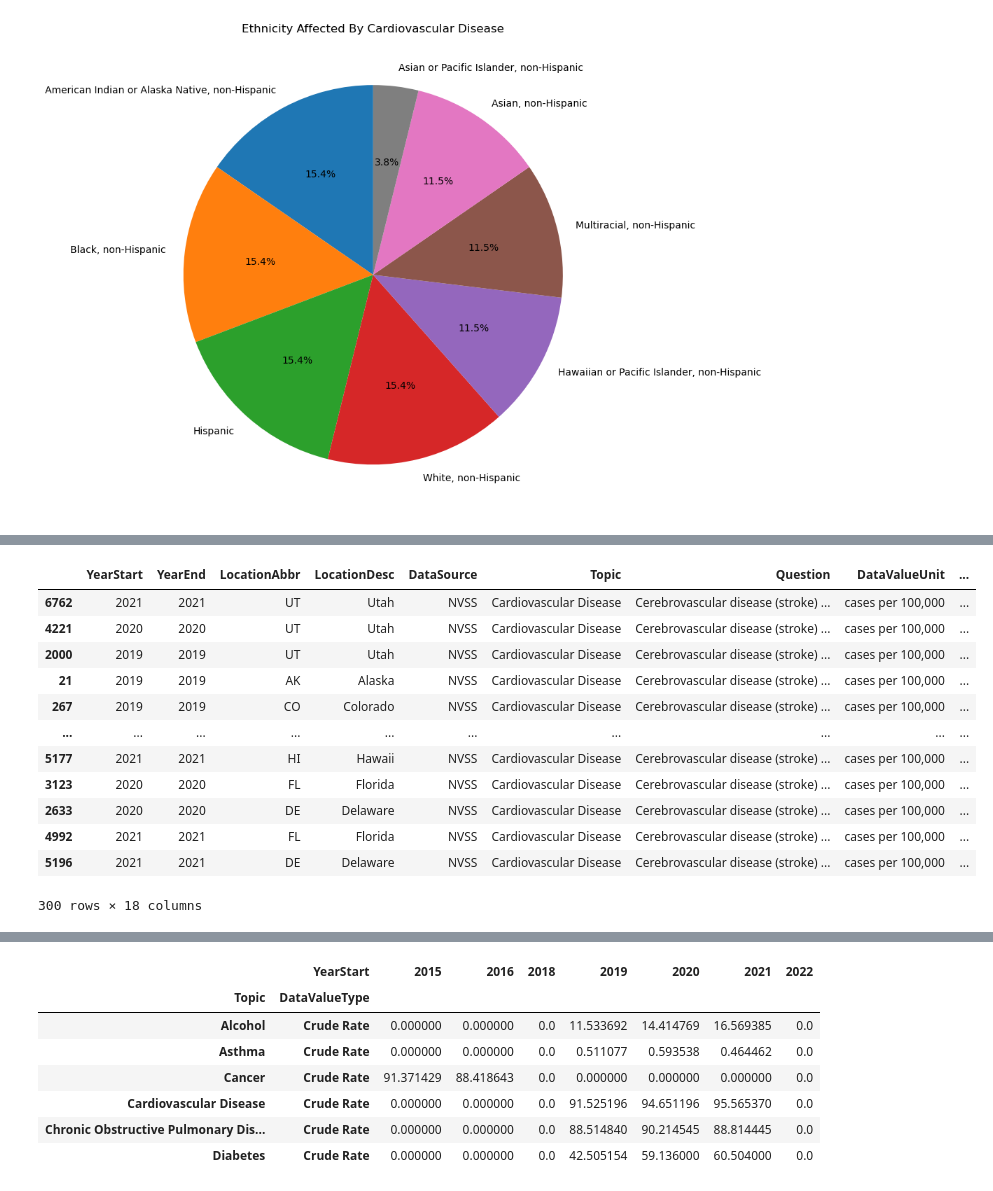
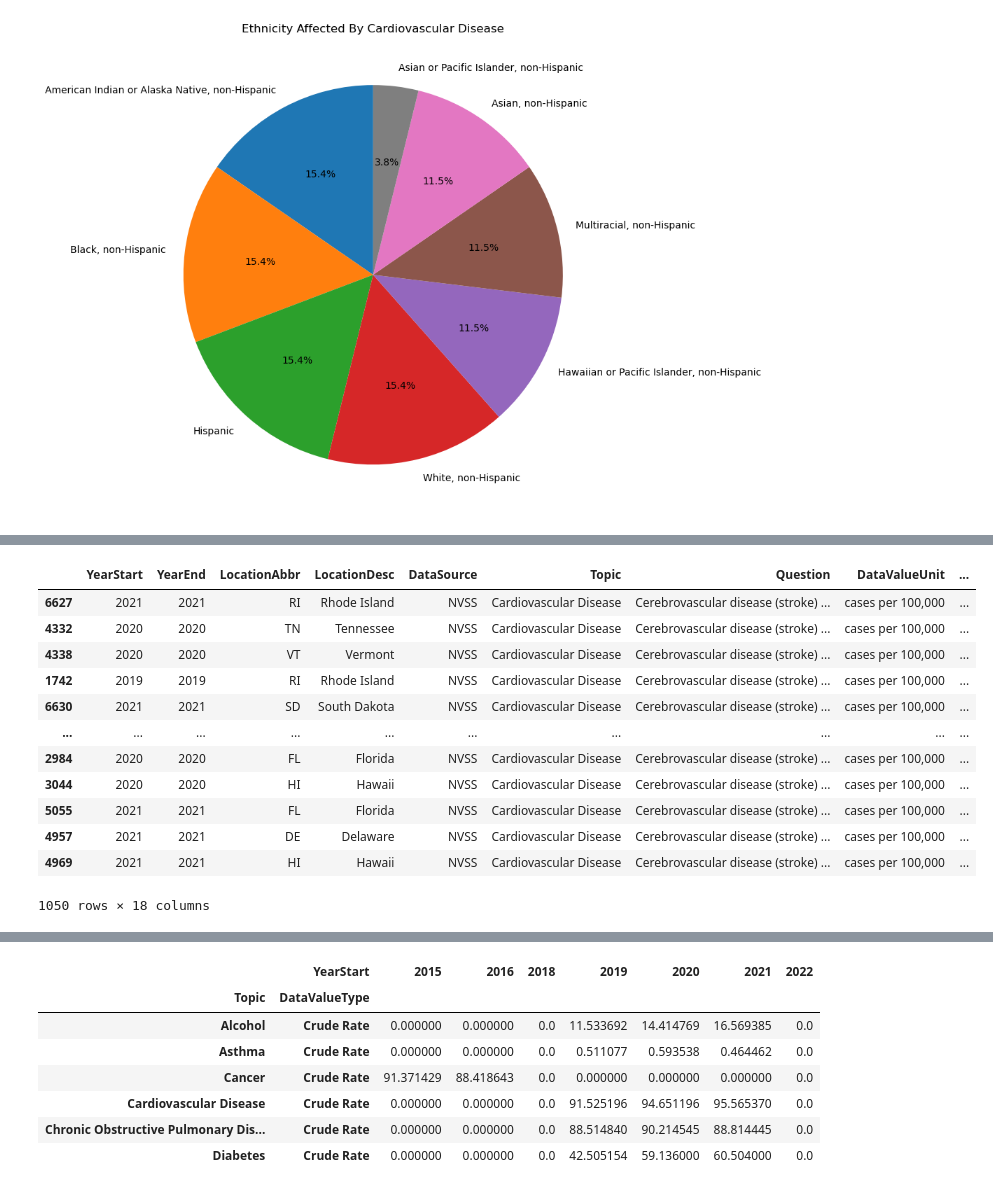
Before and after one commit to ajones1010/Project-1-, a Jupyter notebook: project_1trejo.ipynb, the cells around one changed output, grey strips where cells are left out. Drawn from its saved outputs; the diff is of its cells as text; code cells hidden in the pictures.

```diff
--- a/project_1trejo.ipynb
+++ b/project_1trejo.ipynb
@@ -608,20 +591,20 @@ plt.show()
 # %%
-stroke_mortality=us_chronic_gender[us_chronic_gender['Question']=='Cerebrovascular disease (stroke) mortality among all people, underlying cause']
+stroke_mortality=us_chronic_ethnicity[us_chronic_ethnicity['Question']=='Cerebrovascular disease (stroke) mortality among all people, underlying cause']
 stroke_mortality
 # %% [output]
 |  | YearStart | YearEnd | LocationAbbr | LocationDesc | DataSource | Topic | Question | DataValueUnit | ... |
-| 6762 | 2021 | 2021 | UT | Utah | NVSS | Cardiovascular Disease | Cerebrovascular disease (stroke) ... | cases per 100,000 | ... |
-| 4221 | 2020 | 2020 | UT | Utah | NVSS | Cardiovascular Disease | Cerebrovascular disease (stroke) ... | cases per 100,000 | ... |
-| 2000 | 2019 | 2019 | UT | Utah | NVSS | Cardiovascular Disease | Cerebrovascular disease (stroke) ... | cases per 100,000 | ... |
-| 21 | 2019 | 2019 | AK | Alaska | NVSS | Cardiovascular Disease | Cerebrovascular disease (stroke) ... | cases per 100,000 | ... |
-| 267 | 2019 | 2019 | CO | Colorado | NVSS | Cardiovascular Disease | Cerebrovascular disease (stroke) ... | cases per 100,000 | ... |
+| 6627 | 2021 | 2021 | RI | Rhode Island | NVSS | Cardiovascular Disease | Cerebrovascular disease (stroke) ... | cases per 100,000 | ... |
+| 4332 | 2020 | 2020 | TN | Tennessee | NVSS | Cardiovascular Disease | Cerebrovascular disease (stroke) ... | cases per 100,000 | ... |
+| 4338 | 2020 | 2020 | VT | Vermont | NVSS | Cardiovascular Disease | Cerebrovascular disease (stroke) ... | cases per 100,000 | ... |
+| 1742 | 2019 | 2019 | RI | Rhode Island | NVSS | Cardiovascular Disease | Cerebrovascular disease (stroke) ... | cases per 100,000 | ... |
+| 6630 | 2021 | 2021 | SD | South Dakota | NVSS | Cardiovascular Disease | Cerebrovascular disease (stroke) ... | cases per 100,000 | ... |
 | ... | ... | ... | ... | ... | ... | ... | ... | ... | ... |
-| 5177 | 2021 | 2021 | HI | Hawaii | NVSS | Cardiovascular Disease | Cerebrovascular disease (stroke) ... | cases per 100,000 | ... |
-| 3123 | 2020 | 2020 | FL | Florida | NVSS | Cardiovascular Disease | Cerebrovascular disease (stroke) ... | cases per 100,000 | ... |
-| 2633 | 2020 | 2020 | DE | Delaware | NVSS | Cardiovascular Disease | Cerebrovascular disease (stroke) ... | cases per 100,000 | ... |
-| 4992 | 2021 | 2021 | FL | Florida | NVSS | Cardiovascular Disease | Cerebrovascular disease (stroke) ... | cases per 100,000 | ... |
-| 5196 | 2021 | 2021 | DE | Delaware | NVSS | Cardiovascular Disease | Cerebrovascular disease (stroke) ... | cases per 100,000 | ... |
+| 2984 | 2020 | 2020 | FL | Florida | NVSS | Cardiovascular Disease | Cerebrovascular disease (stroke) ... | cases per 100,000 | ... |
+| 3044 | 2020 | 2020 | HI | Hawaii | NVSS | Cardiovascular Disease | Cerebrovascular disease (stroke) ... | cases per 100,000 | ... |
+| 5055 | 2021 | 2021 | FL | Florida | NVSS | Cardiovascular Disease | Cerebrovascular disease (stroke) ... | cases per 100,000 | ... |
+| 4957 | 2021 | 2021 | DE | Delaware | NVSS | Cardiovascular Disease | Cerebrovascular disease (stroke) ... | cases per 100,000 | ... |
+| 4969 | 2021 | 2021 | HI | Hawaii | NVSS | Cardiovascular Disease | Cerebrovascular disease (stroke) ... | cases per 100,000 | ... |
-300 rows × 18 columns
+1050 rows × 18 columns
 # %%
 # The stroke mortality rates per state
 locations = stroke_mortality['LocationDesc']
```
Also changed, not shown: parts of 6 cells of this notebook.
